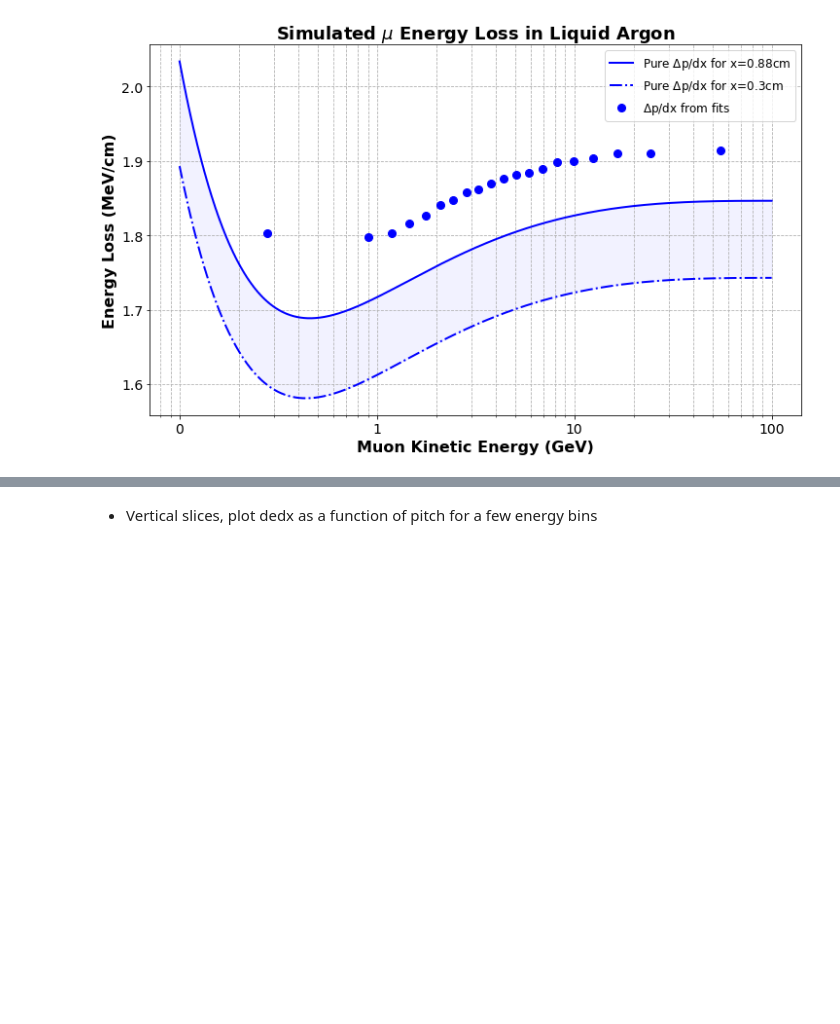
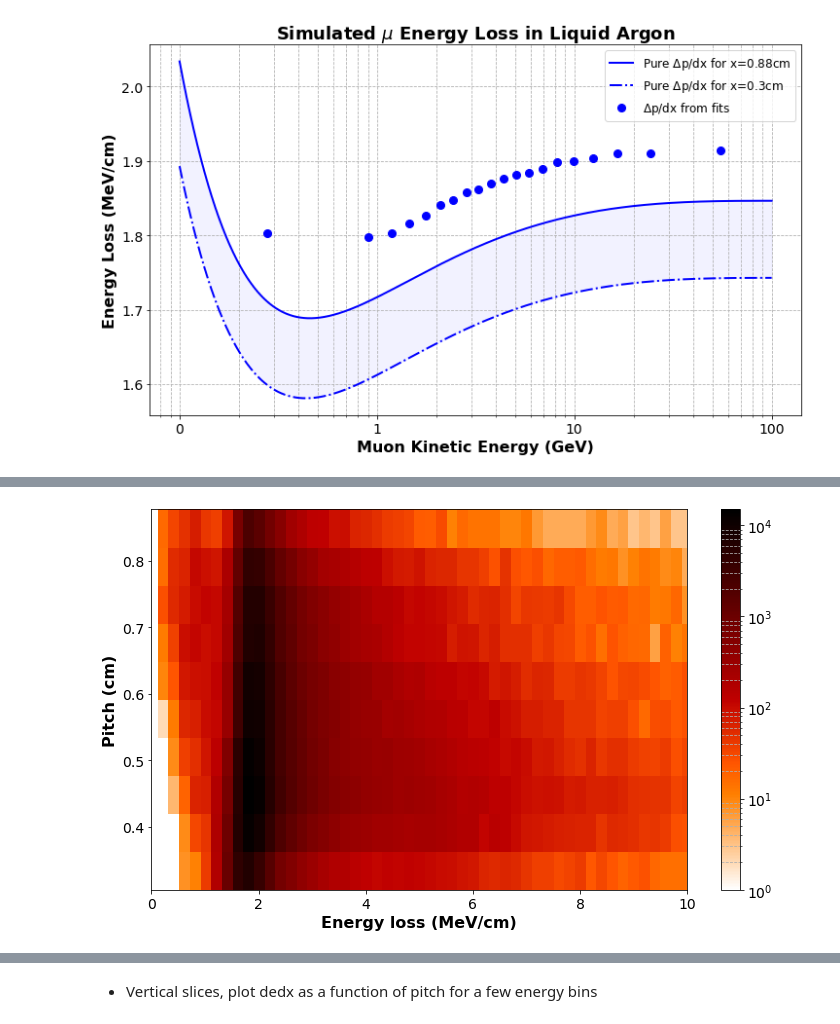
Before and after one commit to socrossley/Cosmic_Muon_CER, a Jupyter notebook: Fit.ipynb, the cells around one changed output, grey strips where cells are left out. Cells and saved outputs as stored; diff of their text form; code cells hidden in the pictures; blank space fills up the shorter version.

```diff
--- a/Fit.ipynb
+++ b/Fit.ipynb
@@ -487,0 +493,12 @@ fig.show()
+# %%
+from matplotlib.colors import LogNorm
+e_bin_num = 10
+hist, xedges, yedges, _ = plt.hist2d(binned_dedx[e_bin_num], binned_pitches[e_bin_num], bins=[500, 10], norm=LogNorm(), cmap='gist_heat_r')
+plt.colorbar()
+plt.xlabel('Energy loss (MeV/cm)')
+plt.ylabel('Pitch (cm)')
+plt.xlim(0,10)
+plt.title
+plt.show()
+# %% [output]
+[figure, added]
```
Also changed, not shown: parts of 7 cells of this notebook, 5 other files.
